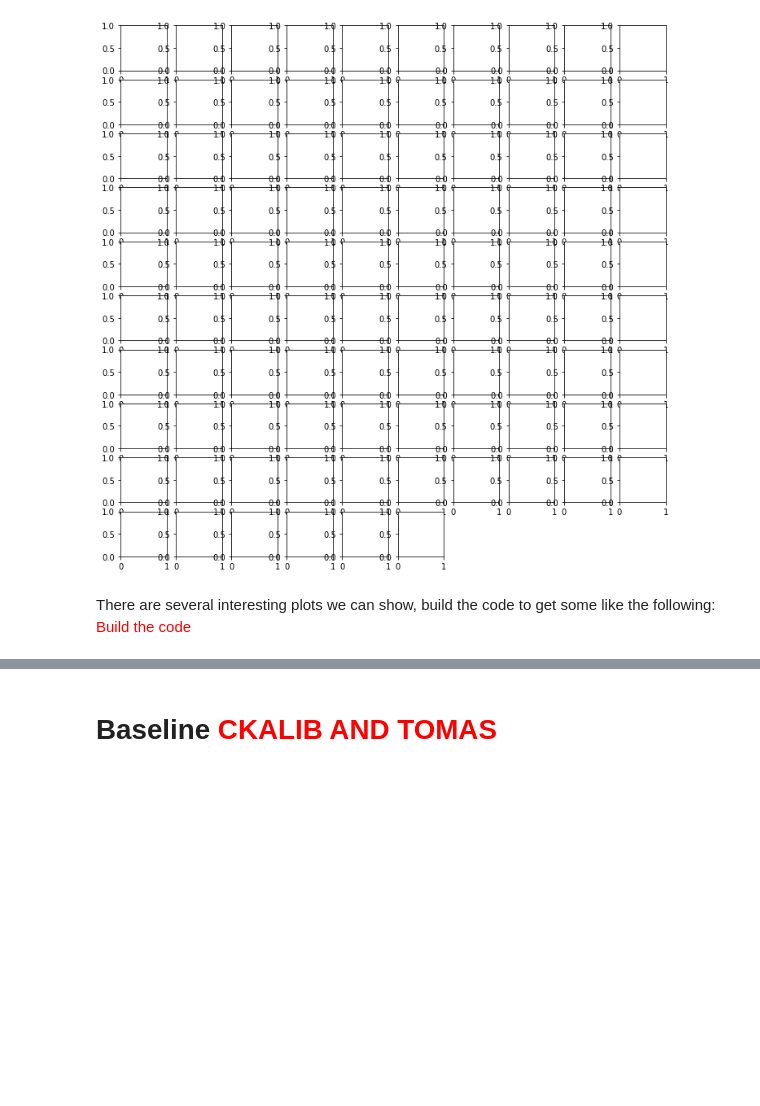
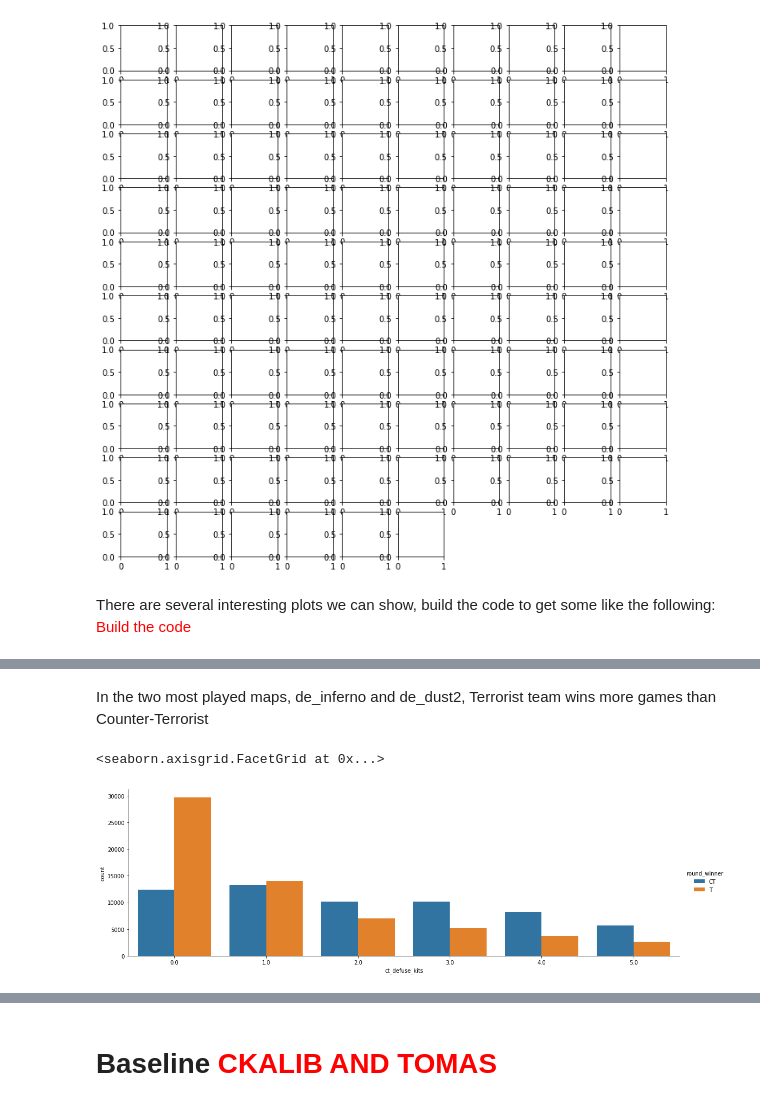
Before and after one commit to jacksomeone-92/ML2_Group_B, a Jupyter notebook: GroupB_CounterStrikeGO.ipynb, the cells around one changed output, grey strips where cells are left out. Cells and saved outputs as stored; diff of their text form; code cells hidden in the pictures; blank space fills up the shorter version.

```diff
--- a/GroupB_CounterStrikeGO.ipynb
+++ b/GroupB_CounterStrikeGO.ipynb
@@ -238,0 +248,7 @@ There are several interesting plots we can show, build the code to get some like
+# %% [markdown]
+In the two most played maps, de_inferno and de_dust2, Terrorist team wins more games than Counter-Terrorist
+# %%
+sns.catplot(x="ct_defuse_kits", hue="round_winner", kind="count", data=data, height=5, aspect=3)
+# %% [output]
+<seaborn.axisgrid.FacetGrid at 0x...>
+[figure, added]
```
Also changed, not shown: parts of 7 cells of this notebook, 1 other file.
